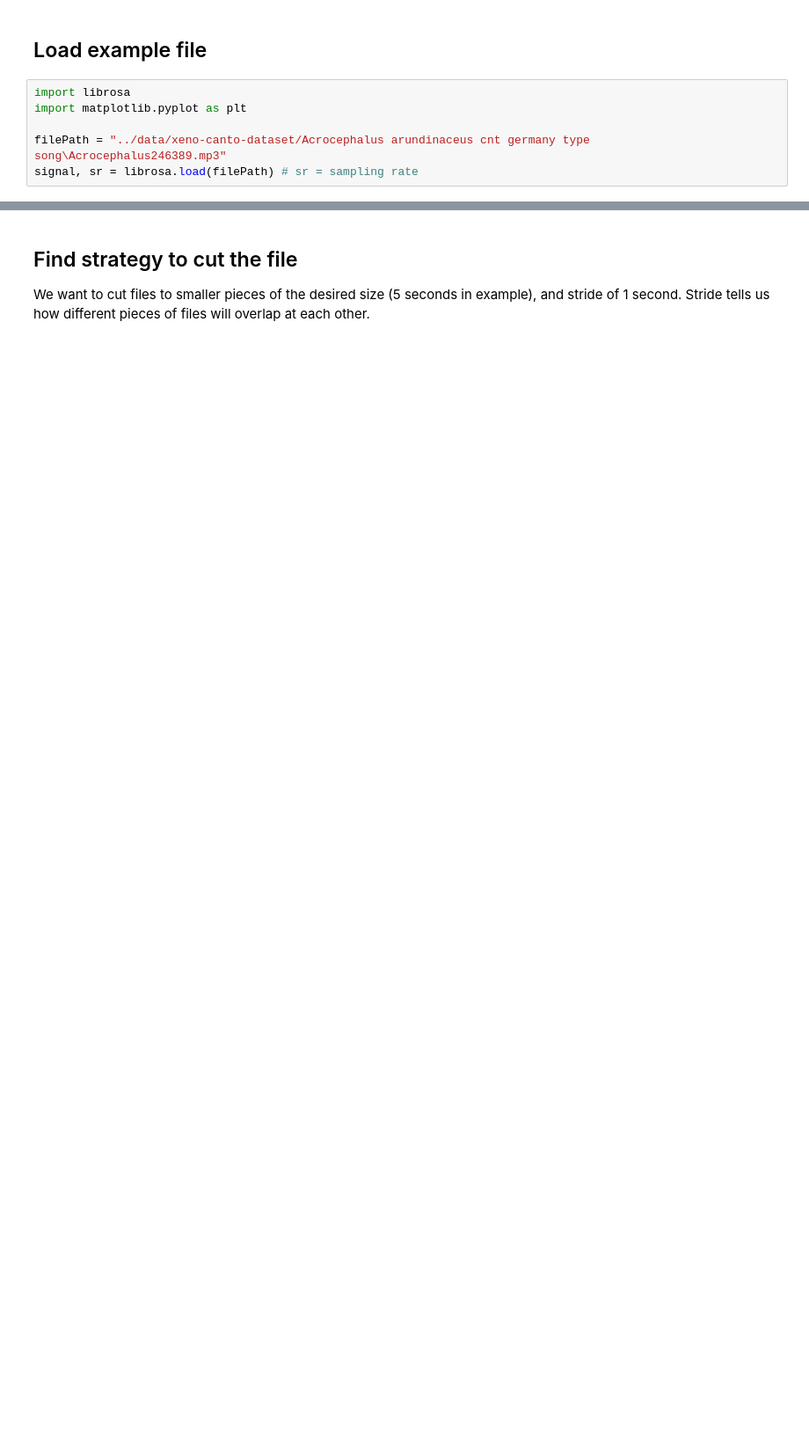
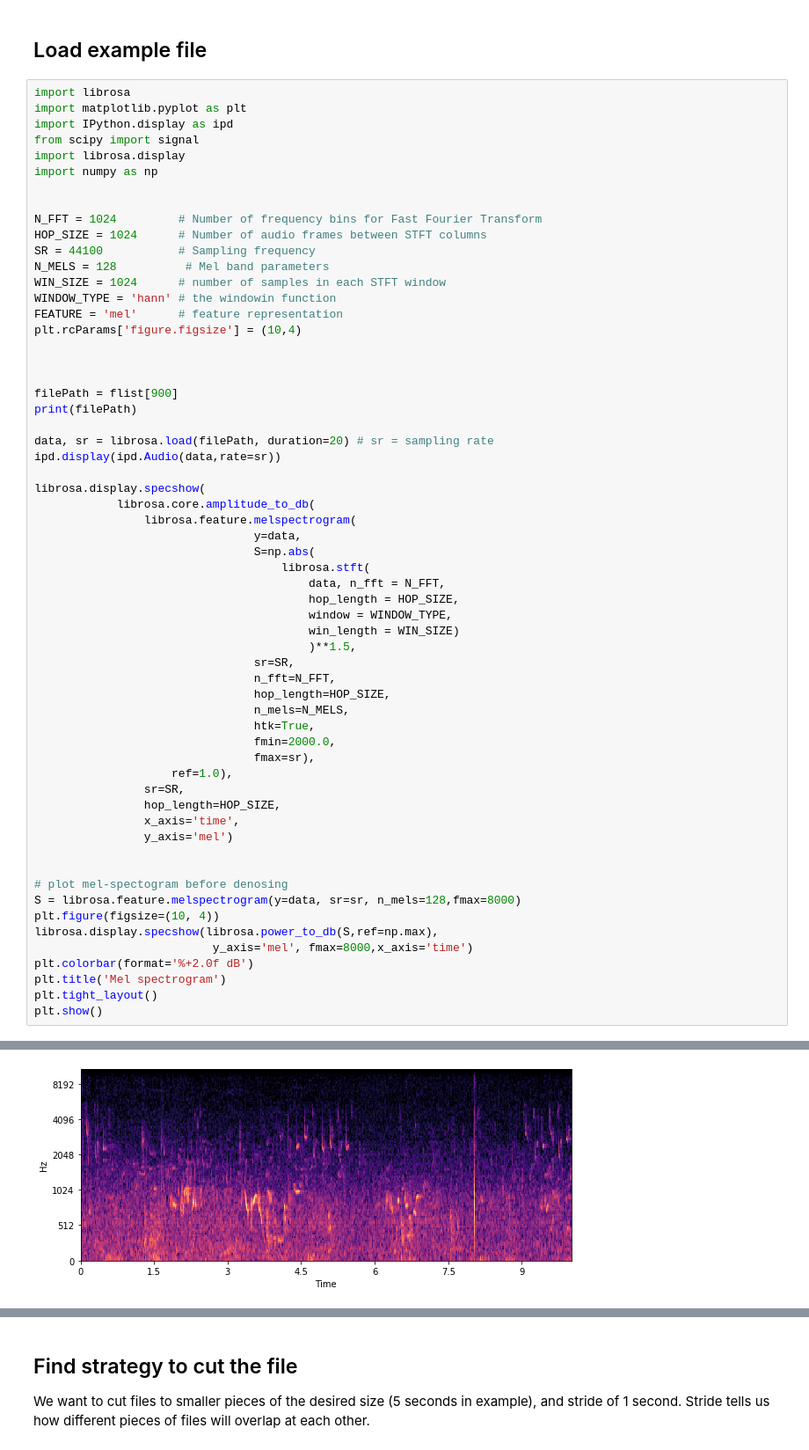
Before and after one commit to wimlds-trojmiasto/birds, a Jupyter notebook: notebooks/AM_prepareData.ipynb, the cells around one changed output, grey strips where cells are left out. Shown at 88% size. Saved outputs shown, nothing was run; the diff lists cells and outputs as text; blank space fills up the shorter version.

```diff
--- a/notebooks/AM_prepareData.ipynb
+++ b/notebooks/AM_prepareData.ipynb
@@ -33,8 +33,63 @@ Found  1782  files.
 # %% [markdown]
 ##  Load example file
-# %%
-import librosa
-import matplotlib.pyplot as plt
-
-filePath = "../data/xeno-canto-dataset/Acrocephalus arundinaceus cnt germany type song\Acrocephalus246389.mp3"
-signal, sr = librosa.load(filePath) # sr = sampling rate
+# %%
+import librosa
+import matplotlib.pyplot as plt
+import IPython.display as ipd
+from scipy import signal
+import librosa.display
+import numpy as np
+
+
+N_FFT = 1024         # Number of frequency bins for Fast Fourier Transform
+HOP_SIZE = 1024      # Number of audio frames between STFT columns
+SR = 44100           # Sampling frequency
+N_MELS = 128          # Mel band parameters
+WIN_SIZE = 1024      # number of samples in each STFT window
+WINDOW_TYPE = 'hann' # the windowin function
+FEATURE = 'mel'      # feature representation
+plt.rcParams['figure.figsize'] = (10,4)
+
+
+
+filePath = flist[900]
+print(filePath)
+
+data, sr = librosa.load(filePath, duration=20) # sr = sampling rate
+ipd.display(ipd.Audio(data,rate=sr))
+
+librosa.display.specshow(
+            librosa.core.amplitude_to_db(
+                librosa.feature.melspectrogram(
+                                y=data,
+                                S=np.abs(
+                                    librosa.stft(
+                                        data, n_fft = N_FFT,
+                                        hop_length = HOP_SIZE,
+                                        window = WINDOW_TYPE,
+                                        win_length = WIN_SIZE)
+                                        )**1.5,
+                                sr=SR,
+                                n_fft=N_FFT,
+                                hop_length=HOP_SIZE,
+                                n_mels=N_MELS,
+                                htk=True,
+                                fmin=2000.0,
+                                fmax=sr),
+                    ref=1.0),
+                sr=SR,
+                hop_length=HOP_SIZE,
+                x_axis='time',
+                y_axis='mel')
+
+
+# plot mel-spectogram before denosing
+S = librosa.feature.melspectrogram(y=data, sr=sr, n_mels=128,fmax=8000)
+plt.figure(figsize=(10, 4))
+librosa.display.specshow(librosa.power_to_db(S,ref=np.max),
+                          y_axis='mel', fmax=8000,x_axis='time')
+plt.colorbar(format='%+2.0f dB')
+plt.title('Mel spectrogram')
+plt.tight_layout()
+plt.show()
+# %% [output]
@@ -40,0 +98 @@ signal, sr = librosa.load(filePath) # sr = sampling rate
+[figure, added]
```
Also changed, not shown: parts of 4 cells of this notebook.
